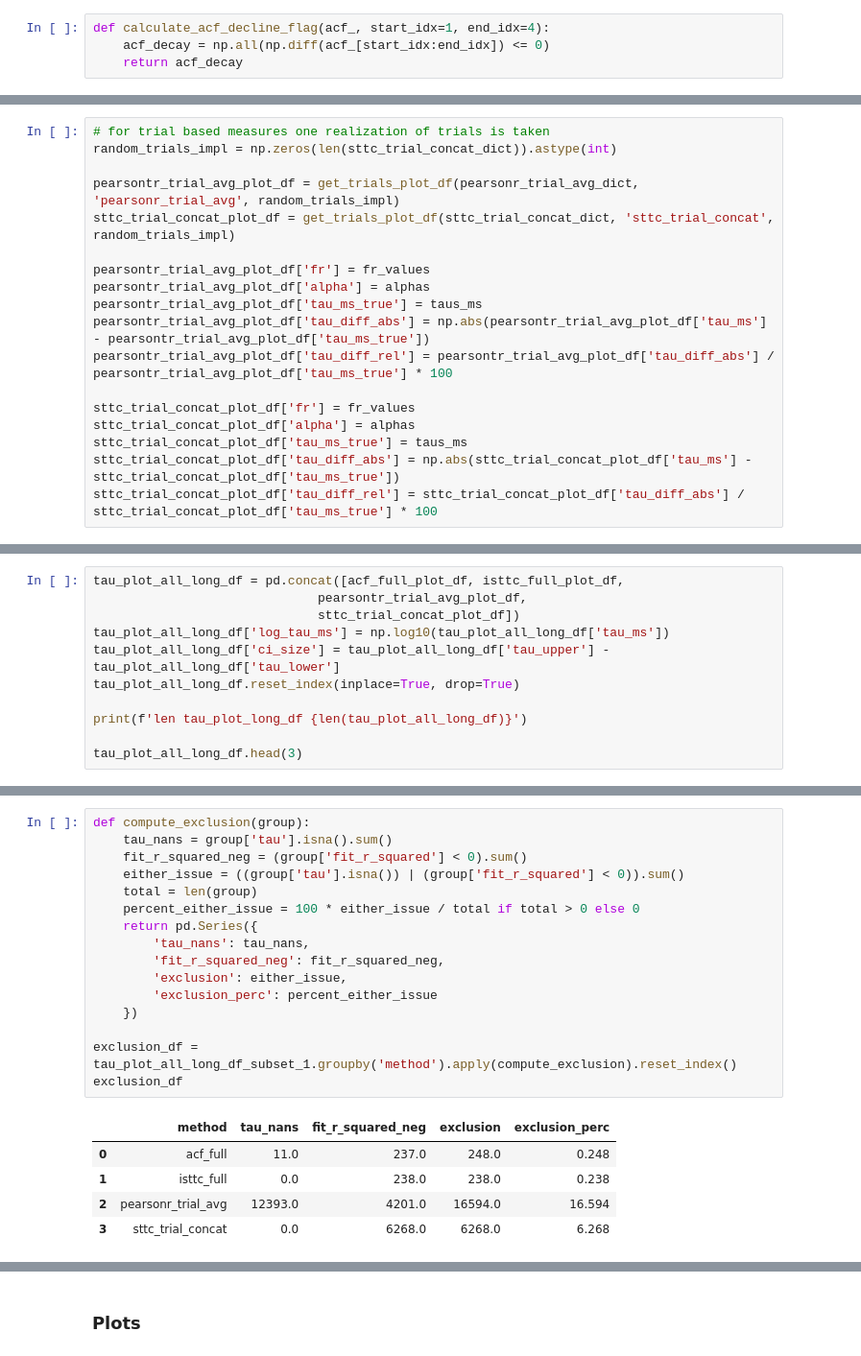
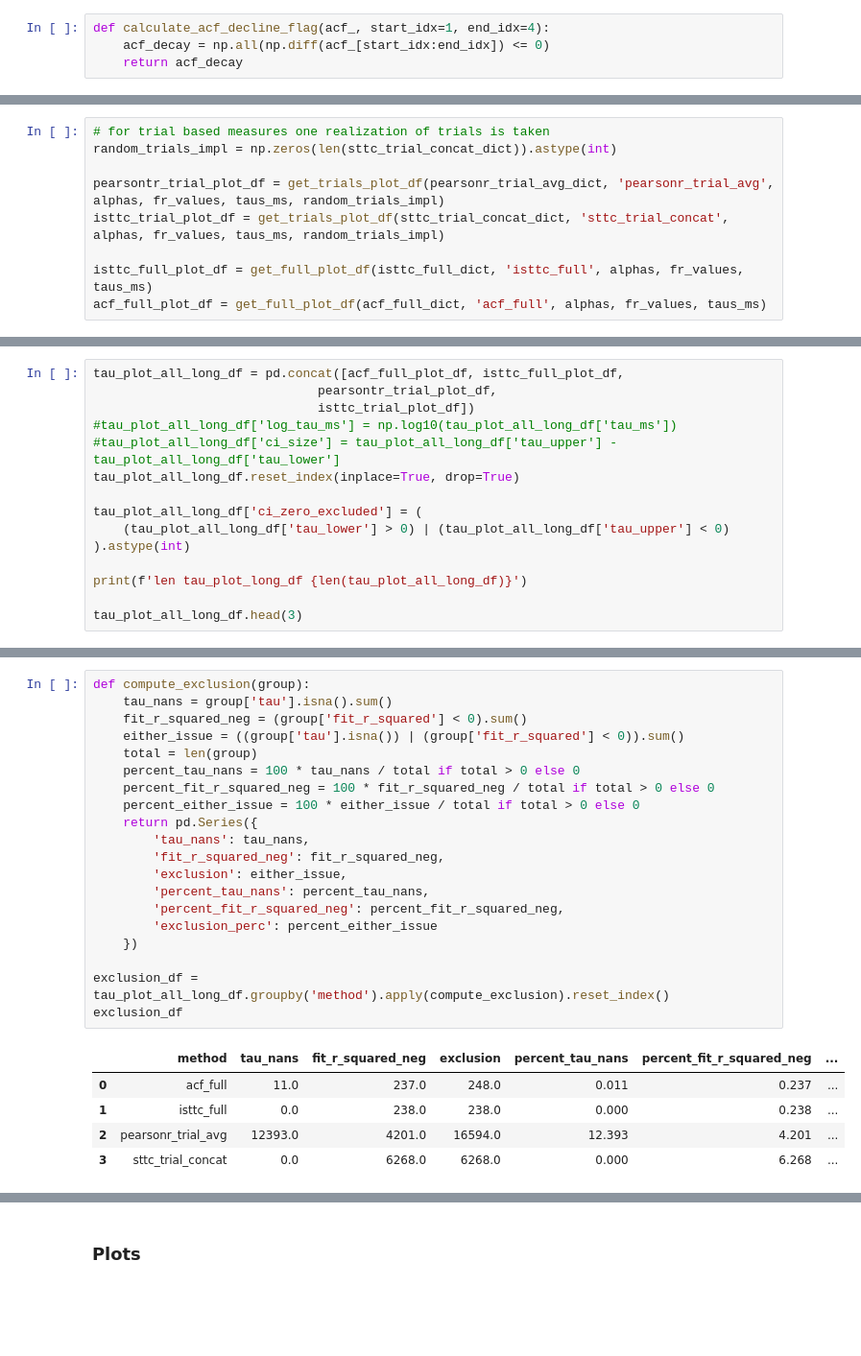
Before and after one commit to iinnpp/isttc, a Jupyter notebook: notebooks/synthetic/plot_taus_parametric_inclusion.ipynb, the cells around one changed output, grey strips where cells are left out. Shown at 96% size. Saved outputs shown, nothing was run; the diff lists cells and outputs as text; blank space fills up the shorter version.

```diff
--- a/notebooks/synthetic/plot_taus_parametric_inclusion.ipynb
+++ b/notebooks/synthetic/plot_taus_parametric_inclusion.ipynb
@@ -176,18 +159,9 @@ N rows with NaNs 0
 # for trial based measures one realization of trials is taken
 random_trials_impl = np.zeros(len(sttc_trial_concat_dict)).astype(int)
 
-pearsontr_trial_avg_plot_df = get_trials_plot_df(pearsonr_trial_avg_dict, 'pearsonr_trial_avg', random_trials_impl)
-sttc_trial_concat_plot_df = get_trials_plot_df(sttc_trial_concat_dict, 'sttc_trial_concat', random_trials_impl)
+pearsontr_trial_plot_df = get_trials_plot_df(pearsonr_trial_avg_dict, 'pearsonr_trial_avg', alphas, fr_values, taus_ms, random_trials_impl)
+isttc_trial_plot_df = get_trials_plot_df(sttc_trial_concat_dict, 'sttc_trial_concat', alphas, fr_values, taus_ms, random_trials_impl)
 
-pearsontr_trial_avg_plot_df['fr'] = fr_values
-pearsontr_trial_avg_plot_df['alpha'] = alphas
-pearsontr_trial_avg_plot_df['tau_ms_true'] = taus_ms
-pearsontr_trial_avg_plot_df['tau_diff_abs'] = np.abs(pearsontr_trial_avg_plot_df['tau_ms'] - pearsontr_trial_avg_plot_df['tau_ms_true'])
-pearsontr_trial_avg_plot_df['tau_diff_rel'] = pearsontr_trial_avg_plot_df['tau_diff_abs'] / pearsontr_trial_avg_plot_df['tau_ms_true'] * 100
-
-sttc_trial_concat_plot_df['fr'] = fr_values
-sttc_trial_concat_plot_df['alpha'] = alphas
-sttc_trial_concat_plot_df['tau_ms_true'] = taus_ms
-sttc_trial_concat_plot_df['tau_diff_abs'] = np.abs(sttc_trial_concat_plot_df['tau_ms'] - sttc_trial_concat_plot_df['tau_ms_true'])
-sttc_trial_concat_plot_df['tau_diff_rel'] = sttc_trial_concat_plot_df['tau_diff_abs'] / sttc_trial_concat_plot_df['tau_ms_true'] * 100
+isttc_full_plot_df = get_full_plot_df(isttc_full_dict, 'isttc_full', alphas, fr_values, taus_ms)
+acf_full_plot_df = get_full_plot_df(acf_full_dict, 'acf_full', alphas, fr_values, taus_ms)
 # %% [output]
@@ -195,10 +170,14 @@ N rows with NaNs 12393
 # %%
 tau_plot_all_long_df = pd.concat([acf_full_plot_df, isttc_full_plot_df,
-                              pearsontr_trial_avg_plot_df,
-                              sttc_trial_concat_plot_df])
-tau_plot_all_long_df['log_tau_ms'] = np.log10(tau_plot_all_long_df['tau_ms'])
-tau_plot_all_long_df['ci_size'] = tau_plot_all_long_df['tau_upper'] - tau_plot_all_long_df['tau_lower']
+                              pearsontr_trial_plot_df,
+                              isttc_trial_plot_df])
+#tau_plot_all_long_df['log_tau_ms'] = np.log10(tau_plot_all_long_df['tau_ms'])
+#tau_plot_all_long_df['ci_size'] = tau_plot_all_long_df['tau_upper'] - tau_plot_all_long_df['tau_lower']
 tau_plot_all_long_df.reset_index(inplace=True, drop=True)
+
+tau_plot_all_long_df['ci_zero_excluded'] = (
+    (tau_plot_all_long_df['tau_lower'] > 0) | (tau_plot_all_long_df['tau_upper'] < 0)
+).astype(int)
 
 print(f'len tau_plot_long_df {len(tau_plot_all_long_df)}')
 
@@ -243,22 +213,26 @@ nans_neg_r2_per_method_df
 # %%
 def compute_exclusion(group):
     tau_nans = group['tau'].isna().sum()
     fit_r_squared_neg = (group['fit_r_squared'] < 0).sum()
     either_issue = ((group['tau'].isna()) | (group['fit_r_squared'] < 0)).sum()
     total = len(group)
+    percent_tau_nans = 100 * tau_nans / total if total > 0 else 0
+    percent_fit_r_squared_neg = 100 * fit_r_squared_neg / total if total > 0 else 0
     percent_either_issue = 100 * either_issue / total if total > 0 else 0
     return pd.Series({
         'tau_nans': tau_nans,
         'fit_r_squared_neg': fit_r_squared_neg,
         'exclusion': either_issue,
+        'percent_tau_nans': percent_tau_nans,
+        'percent_fit_r_squared_neg': percent_fit_r_squared_neg,
         'exclusion_perc': percent_either_issue
     })
 
-exclusion_df = tau_plot_all_long_df_subset_1.groupby('method').apply(compute_exclusion).reset_index()
+exclusion_df = tau_plot_all_long_df.groupby('method').apply(compute_exclusion).reset_index()
 exclusion_df
 # %% [output]
-|  | method | tau_nans | fit_r_squared_neg | exclusion | exclusion_perc |
-| 0 | acf_full | 11.0 | 237.0 | 248.0 | 0.248 |
-| 1 | isttc_full | 0.0 | 238.0 | 238.0 | 0.238 |
-| 2 | pearsonr_trial_avg | 12393.0 | 4201.0 | 16594.0 | 16.594 |
-| 3 | sttc_trial_concat | 0.0 | 6268.0 | 6268.0 | 6.268 |
+|  | method | tau_nans | fit_r_squared_neg | exclusion | percent_tau_nans | percent_fit_r_squared_neg | ... |
+| 0 | acf_full | 11.0 | 237.0 | 248.0 | 0.011 | 0.237 | ... |
+| 1 | isttc_full | 0.0 | 238.0 | 238.0 | 0.000 | 0.238 | ... |
+| 2 | pearsonr_trial_avg | 12393.0 | 4201.0 | 16594.0 | 12.393 | 4.201 | ... |
+| 3 | sttc_trial_concat | 0.0 | 6268.0 | 6268.0 | 0.000 | 6.268 | ... |
```
Also changed, not shown: parts of 44 cells of this notebook, 2 other files.
